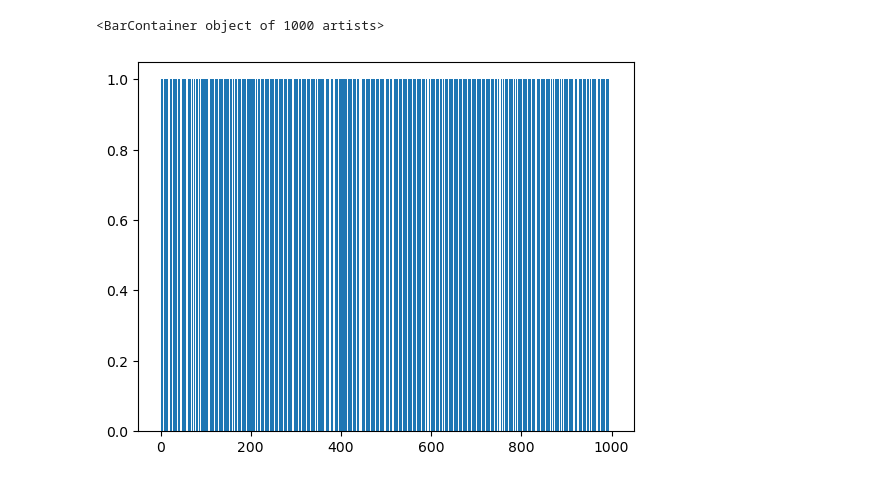
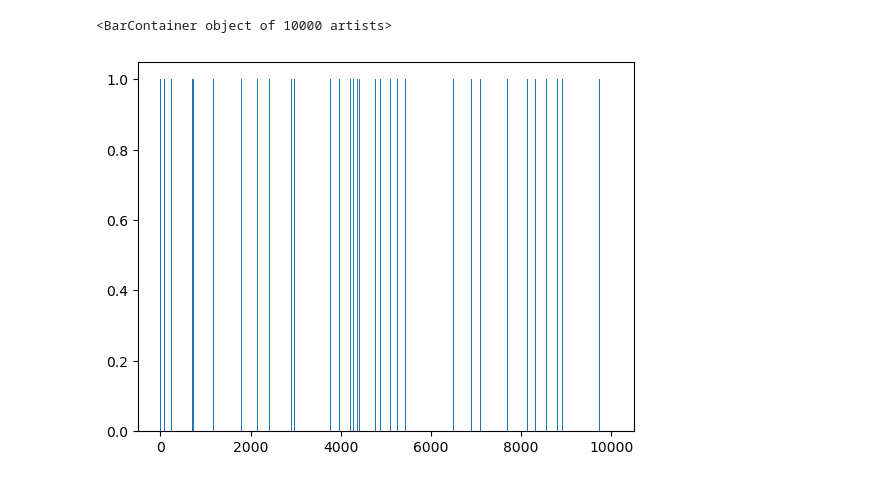
Before and after one commit to itaipeleg1/BSA, a Jupyter notebook: week2/Untitled.ipynb, the cells around one changed output. Saved outputs shown, nothing was run; the diff lists cells and outputs as text; code cells hidden in the pictures.

```diff
--- a/week2/Untitled.ipynb
+++ b/week2/Untitled.ipynb
@@ -22,9 +23,9 @@ plt.bar(np.arange(len(spikeTrain2)),spikeTrain2)
 # %%
-generate = generatePoiSpikes(r,dt,1000)
+generate = generatePoiSpikes(r,dt,10000)
 plt.bar(np.arange(len(generate)),generate)
 # %% [output]
-<BarContainer object of 1000 artists>
+<BarContainer object of 10000 artists>
-[figure, old version]
+[figure, new version]
 # %%
 print(f"The CV for the first spike train is {calcCV(spikeTrain1)}, and the FF is {calcFF(spikeTrain1)}")
 print(f"The CV for the second spike train is {calcCV(spikeTrain2)}, and the FF is {calcFF(spikeTrain2)}")
```
Also changed, not shown: parts of 4 cells of this notebook, 3 other files.
